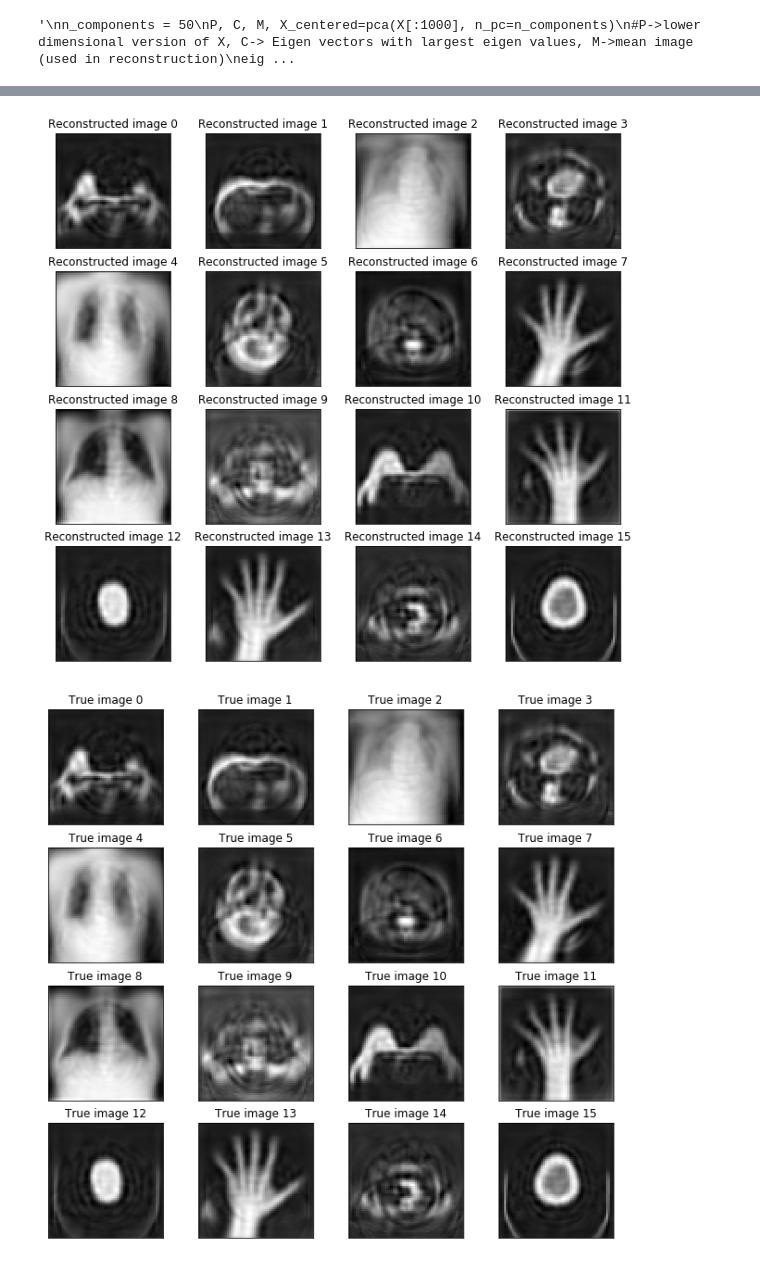
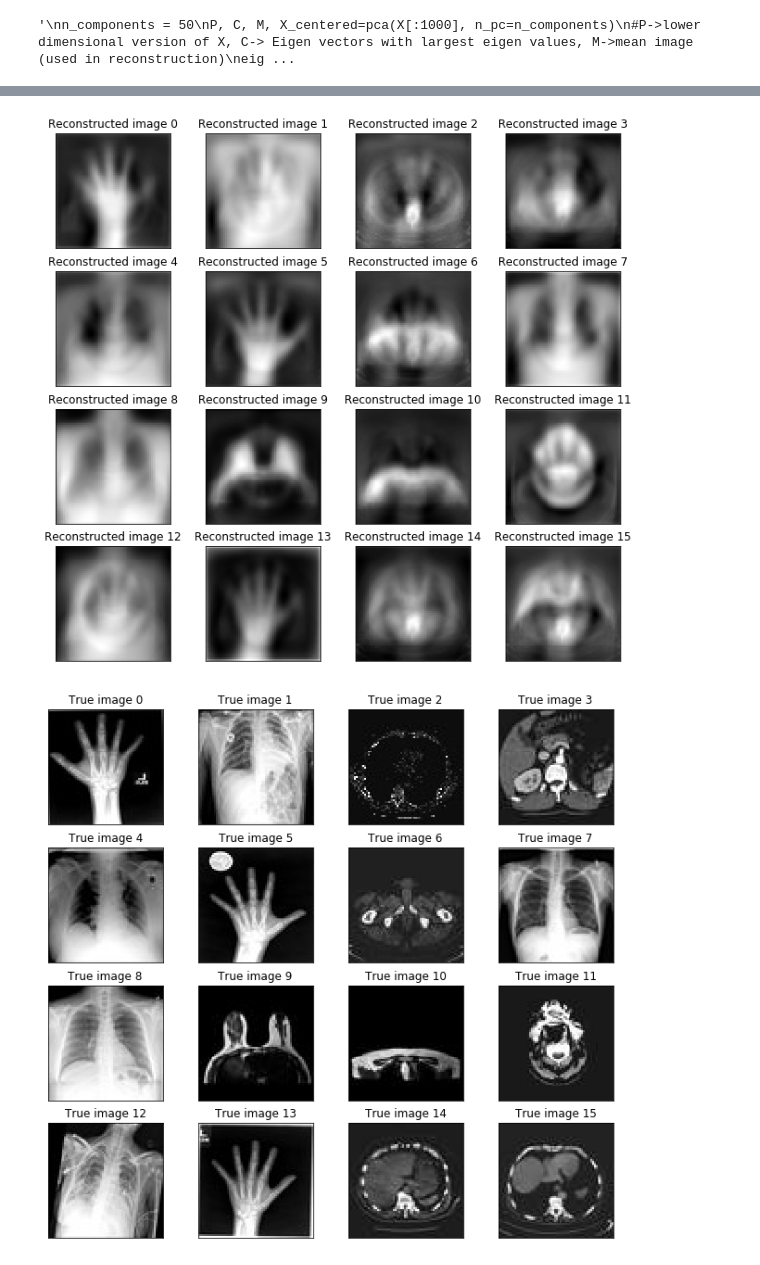
Before and after one commit to varundesai10/ELL409_Assignment1, a Jupyter notebook: question3.ipynb, the cells around one changed output, grey strips where cells are left out. Cells and saved outputs as stored; diff of their text form; code cells hidden in the pictures.

```diff
--- a/question3.ipynb
+++ b/question3.ipynb
@@ -115,16 +127,16 @@ def reconstruction(Y, C, M, h, w, image_index):
     centered_vector=np.dot(weights[image_index, :], C)
     recovered_image=(M+centered_vector).reshape(h, w)
     return recovered_image
-
-recovered_images=[reconstruction(X_centered, C, M, h, w, i) for i in range(20)]
+arr = np.random.choice(X.shape[0], 16)
+recovered_images=[reconstruction(X_centered, C, M, h, w, i) for i in arr]
 plot_portraits(recovered_images, [f"Reconstructed image {i}" for i in range(len(recovered_images))], h, w, n_row=4, n_col=4)
 # %% [output]
-[figure, old version]
+[figure, new version]
 # %%
-true_images = [X[i].reshape(h, w) for i in range(20)]
-plot_portraits(recovered_images, [f"True image {i}" for i in range(len(recovered_images))], h, w, n_row=4, n_col=4)
+true_images = [X[i].reshape(h, w) for i in arr]
+plot_portraits(true_images, [f"True image {i}" for i in range(len(recovered_images))], h, w, n_row=4, n_col=4)
 # %% [output]
-[figure, old version]
+[figure, new version]
 # %%
 #looks good to me. Lets try to build a simple bayes classifier.
 n_classes = 6
```
Also changed, not shown: parts of 31 cells of this notebook, 2 other files.
